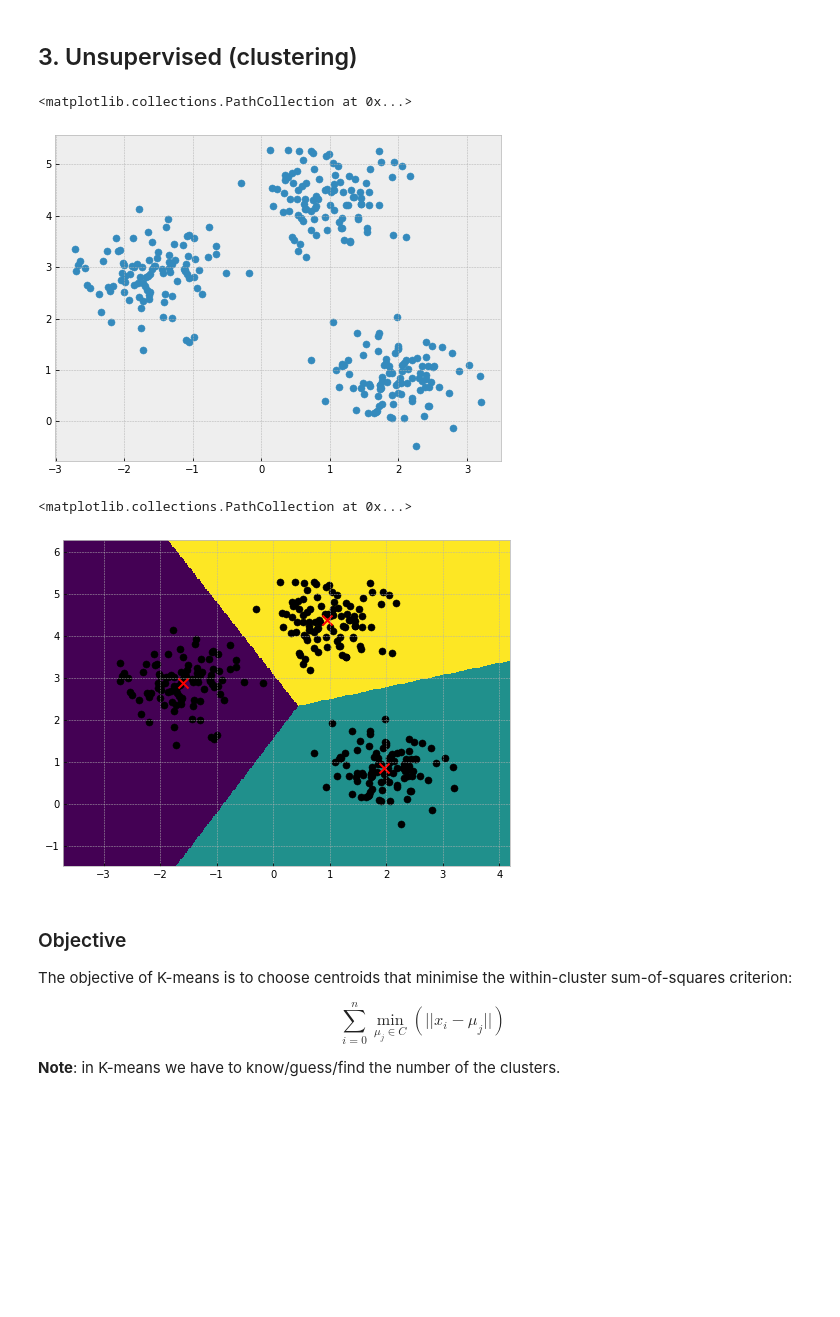
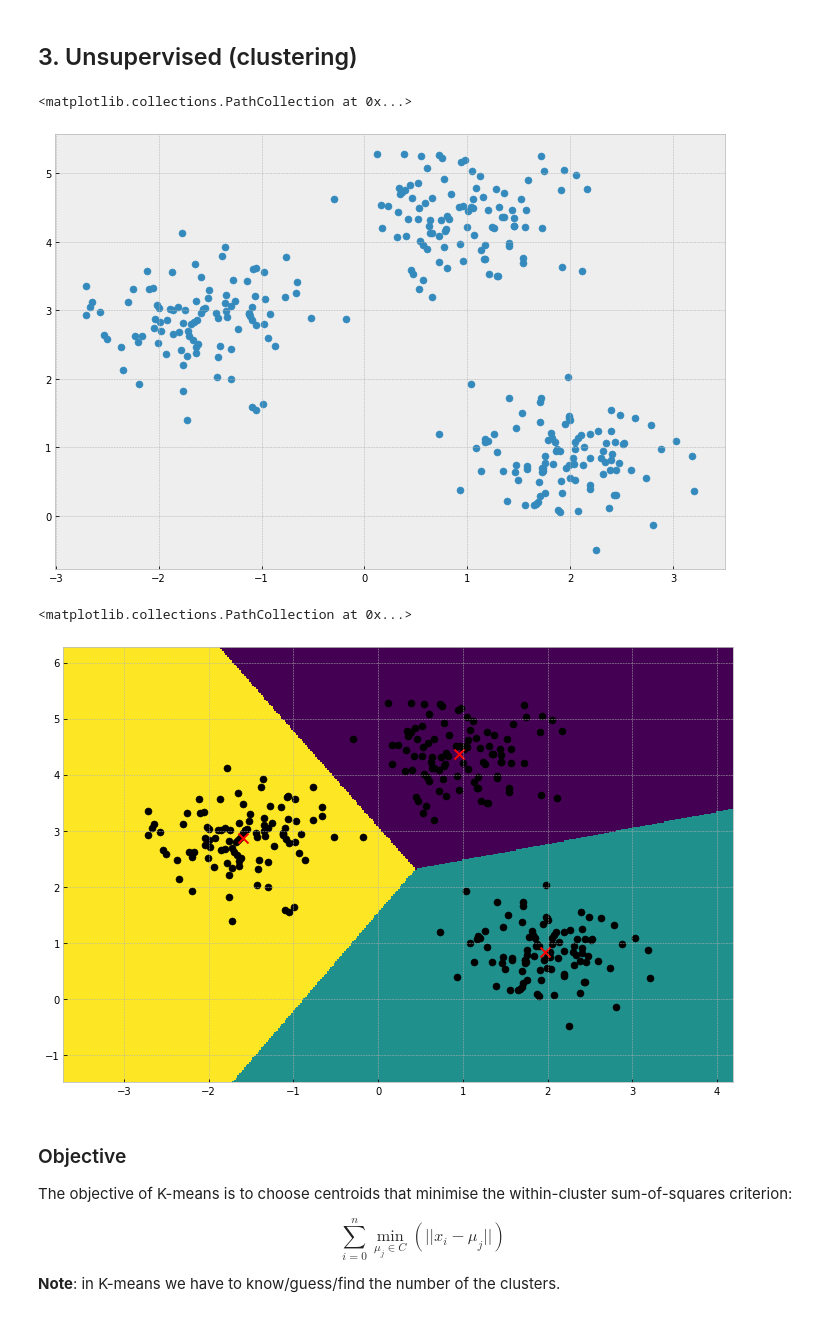
Before and after one commit to hamedQsm/gds, a Jupyter notebook: 2. ML inotro - KNN.ipynb, the cells around one changed output. Cells and saved outputs as stored; diff of their text form; code cells hidden in the pictures; blank space fills up the shorter version.

```diff
--- a/2. ML inotro - KNN.ipynb
+++ b/2. ML inotro - KNN.ipynb
@@ -24,14 +24,6 @@ A magjortity vote over the closest $k$ neighbors of of a point
 from matplotlib.colors import ListedColormap
 from sklearn import neighbors
 from sklearn.inspection import DecisionBoundaryDisplay
-# %%
-# import some data to play with
-iris = datasets.load_iris()
-
-# we only take the first two features. We could avoid this ugly
-# slicing by using a two-dim dataset
-X = iris.data[:, :2]
-y = iris.target
 # %%
 cmap_light = ListedColormap(["orange", "cyan", "cornflowerblue"])
 cmap_bold = ["darkorange", "c", "darkblue"]
@@ -149,16 +138,18 @@ $$\beta^* = argmin_\beta \sum_i ||f(x_i; \beta) - y_i||$$
 # %%
 # create dataset
 X, y = datasets.make_blobs(
-   n_samples=300, n_features=2,
-   centers=3, cluster_std=0.5,
-   shuffle=True, random_state=0
+    n_samples=300,
+    n_features=2,
+    centers=3,
+    cluster_std=.5,
+    random_state=0
 )
 
-plt.figure(figsize=(8,6))
+plt.figure(figsize=(12, 8))
 plt.scatter(X[:, 0], X[:, 1], s=50)
 # %% [output]
 <matplotlib.collections.PathCollection at 0x...>
-[figure, old version]
+[figure, new version]
 # %%
 from sklearn.cluster import KMeans
 
@@ -176,7 +167,7 @@ xx, yy = np.meshgrid(np.arange(x_min, x_max, h), np.arange(y_min, y_max, h))
 # Obtain labels for each point in mesh. Use last trained model.
 Z = kmeans.predict(np.c_[xx.ravel(), yy.ravel()])
 
-plt.figure(figsize=(8,6))
+plt.figure(figsize=(12, 8))
 # Put the result into a color plot
 Z = Z.reshape(xx.shape)
 plt.imshow(
@@ -199,7 +190,7 @@ plt.scatter(
 )
 # %% [output]
 <matplotlib.collections.PathCollection at 0x...>
-[figure, old version]
+[figure, new version]
 # %% [markdown]
 ### Objective
 
```
Also changed, not shown: parts of 8 cells of this notebook, 2 other files.
